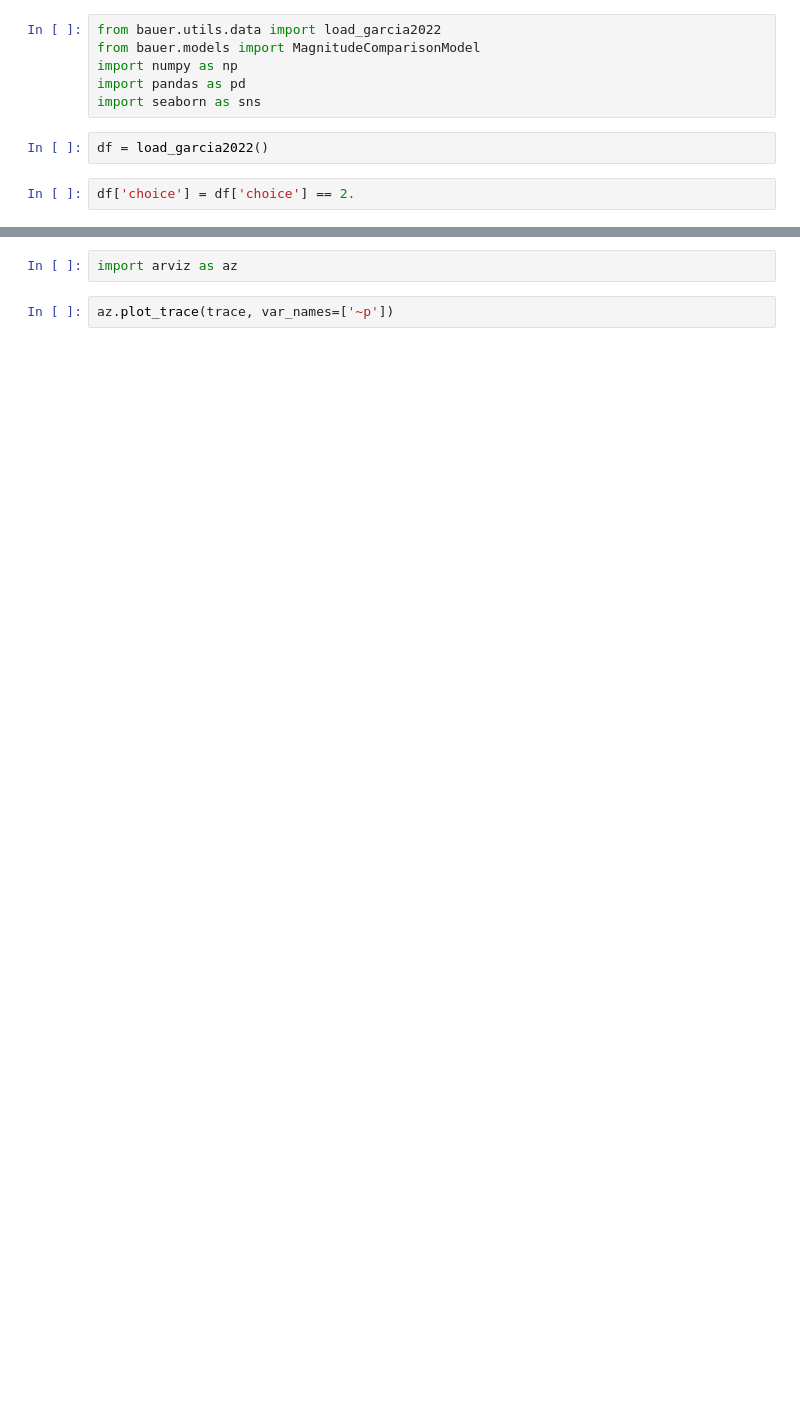
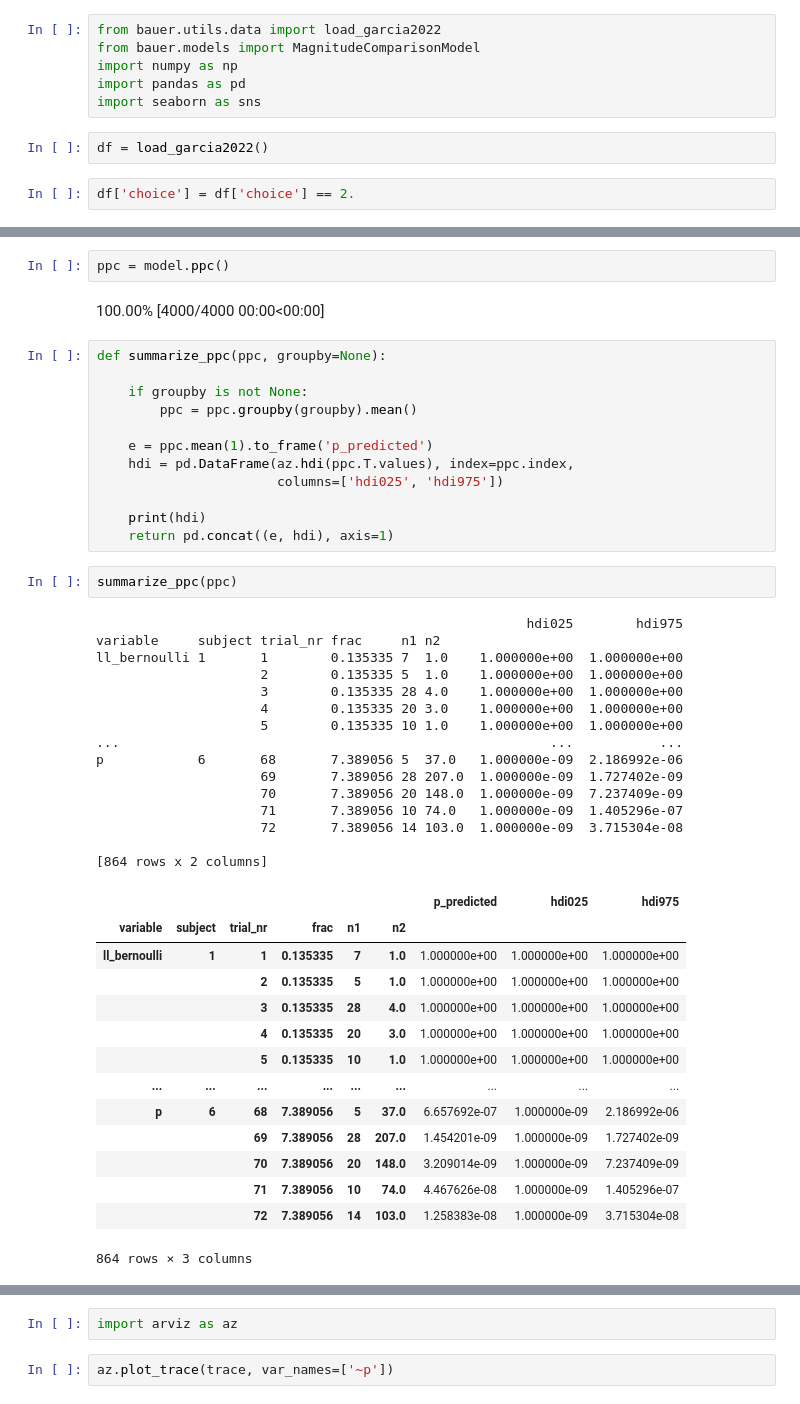
Before and after one commit to ruffgroup/bauer, a Jupyter notebook: notebooks/analyze_garcia2022.ipynb, the cells around one changed output, grey strips where cells are left out. Cells and saved outputs as stored; diff of their text form; blank space fills up the shorter version.

```diff
--- a/notebooks/analyze_garcia2022.ipynb
+++ b/notebooks/analyze_garcia2022.ipynb
@@ -23,0 +28,48 @@ Sampling 4 chains for 1_000 tune and 1_000 draw iterations (4_000 + 4_000 draws
+# %%
+ppc = model.ppc()
+# %% [output]
+100.00% [4000/4000 00:00<00:00]
+# %%
+def summarize_ppc(ppc, groupby=None):
+
+    if groupby is not None:
+        ppc = ppc.groupby(groupby).mean()
+
+    e = ppc.mean(1).to_frame('p_predicted')
+    hdi = pd.DataFrame(az.hdi(ppc.T.values), index=ppc.index,
+                       columns=['hdi025', 'hdi975'])
+
+    print(hdi)
+    return pd.concat((e, hdi), axis=1)
+# %%
+summarize_ppc(ppc)
+# %% [output]
+                                                       hdi025        hdi975
+variable     subject trial_nr frac     n1 n2
+ll_bernoulli 1       1        0.135335 7  1.0    1.000000e+00  1.000000e+00
+                     2        0.135335 5  1.0    1.000000e+00  1.000000e+00
+                     3        0.135335 28 4.0    1.000000e+00  1.000000e+00
+                     4        0.135335 20 3.0    1.000000e+00  1.000000e+00
+                     5        0.135335 10 1.0    1.000000e+00  1.000000e+00
+...                                                       ...           ...
+p            6       68       7.389056 5  37.0   1.000000e-09  2.186992e-06
+                     69       7.389056 28 207.0  1.000000e-09  1.727402e-09
+                     70       7.389056 20 148.0  1.000000e-09  7.237409e-09
+                     71       7.389056 10 74.0   1.000000e-09  1.405296e-07
+                     72       7.389056 14 103.0  1.000000e-09  3.715304e-08
+
+[864 rows x 2 columns]
+|  |  |  |  |  |  | p_predicted | hdi025 | hdi975 |
+| variable | subject | trial_nr | frac | n1 | n2 |  |  |  |
+| ll_bernoulli | 1 | 1 | 0.135335 | 7 | 1.0 | 1.000000e+00 | 1.000000e+00 | 1.000000e+00 |
+|  |  | 2 | 0.135335 | 5 | 1.0 | 1.000000e+00 | 1.000000e+00 | 1.000000e+00 |
+|  |  | 3 | 0.135335 | 28 | 4.0 | 1.000000e+00 | 1.000000e+00 | 1.000000e+00 |
+|  |  | 4 | 0.135335 | 20 | 3.0 | 1.000000e+00 | 1.000000e+00 | 1.000000e+00 |
+|  |  | 5 | 0.135335 | 10 | 1.0 | 1.000000e+00 | 1.000000e+00 | 1.000000e+00 |
+| ... | ... | ... | ... | ... | ... | ... | ... | ... |
+| p | 6 | 68 | 7.389056 | 5 | 37.0 | 6.657692e-07 | 1.000000e-09 | 2.186992e-06 |
+|  |  | 69 | 7.389056 | 28 | 207.0 | 1.454201e-09 | 1.000000e-09 | 1.727402e-09 |
+|  |  | 70 | 7.389056 | 20 | 148.0 | 3.209014e-09 | 1.000000e-09 | 7.237409e-09 |
+|  |  | 71 | 7.389056 | 10 | 74.0 | 4.467626e-08 | 1.000000e-09 | 1.405296e-07 |
+|  |  | 72 | 7.389056 | 14 | 103.0 | 1.258383e-08 | 1.000000e-09 | 3.715304e-08 |
+864 rows × 3 columns
```
Also changed, not shown: parts of 16 cells of this notebook, 7 other files.
